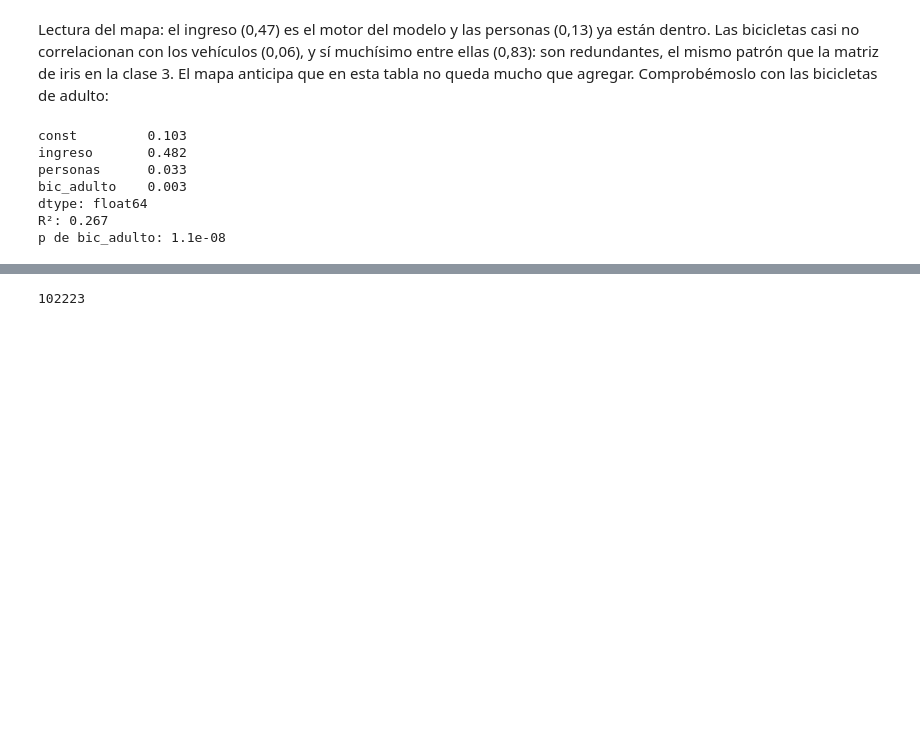
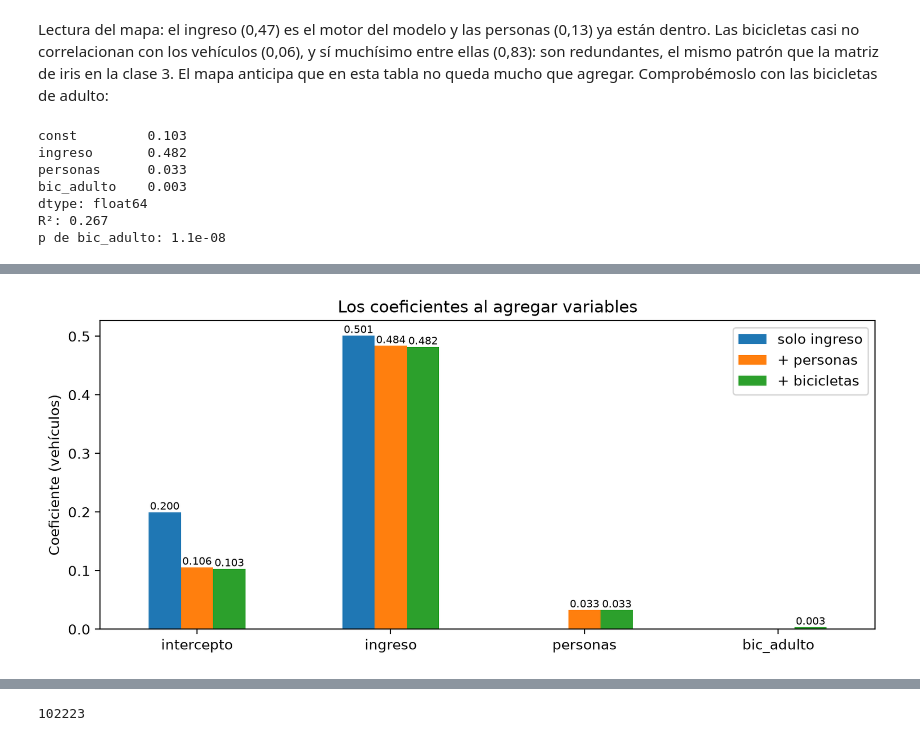
Before and after one commit to daniopitz/diplomado-cdd, a Jupyter notebook: 04_regresion_multiple.ipynb, the cells around one changed output, grey strips where cells are left out. Cells and saved outputs as stored; diff of their text form; code cells hidden in the pictures; blank space fills up the shorter version.

```diff
--- a/04_regresion_multiple.ipynb
+++ b/04_regresion_multiple.ipynb
@@ -566,0 +561,14 @@ Una categórica no entra tal cual a la fórmula: se convierte en **variables ind
+# %%
+# Los tres modelos, coeficiente por coeficiente
+coefs = pd.DataFrame({
+    "solo ingreso": {"intercepto": modelo_w.params["const"],
+                     "ingreso": modelo_w.params["IngresoHogar"]},
+    "+ personas": {"intercepto": modelo_2v.params["const"],
+                   "ingreso": modelo_2v.params["ingreso"],
+                   "personas": modelo_2v.params["personas"]},
+    "+ bicicletas": {"intercepto": modelo_3v.params["const"],
+                     "ingreso": modelo_3v.params["ingreso"],
+                     "personas": modelo_3v.params["personas"],
+                     "bic_adulto": modelo_3v.params["bic_adulto"]},
+})
+coefs.round(3)
@@ -566,0 +581,12 @@ Una categórica no entra tal cual a la fórmula: se convierte en **variables ind
+# %%
+# El cambio de los coeficientes, en barras. Una barra ausente
+# significa que la variable no está en ese modelo (pandas dibuja
+# los NaN con altura 0, por eso no se etiquetan)
+ax = coefs.plot(kind="bar", figsize=(10, 4), rot=0)
+ax.set_ylabel("Coeficiente (vehículos)")
+ax.set_title("Los coeficientes al agregar variables")
+for barras in ax.containers:
+    ax.bar_label(barras, fmt=lambda v: f"{v:.3f}" if v != 0 else "", fontsize=7.5)
+plt.show()
+# %% [output]
+[figure, added]
```
Also changed, not shown: parts of 5 cells of this notebook, 3 other files.
